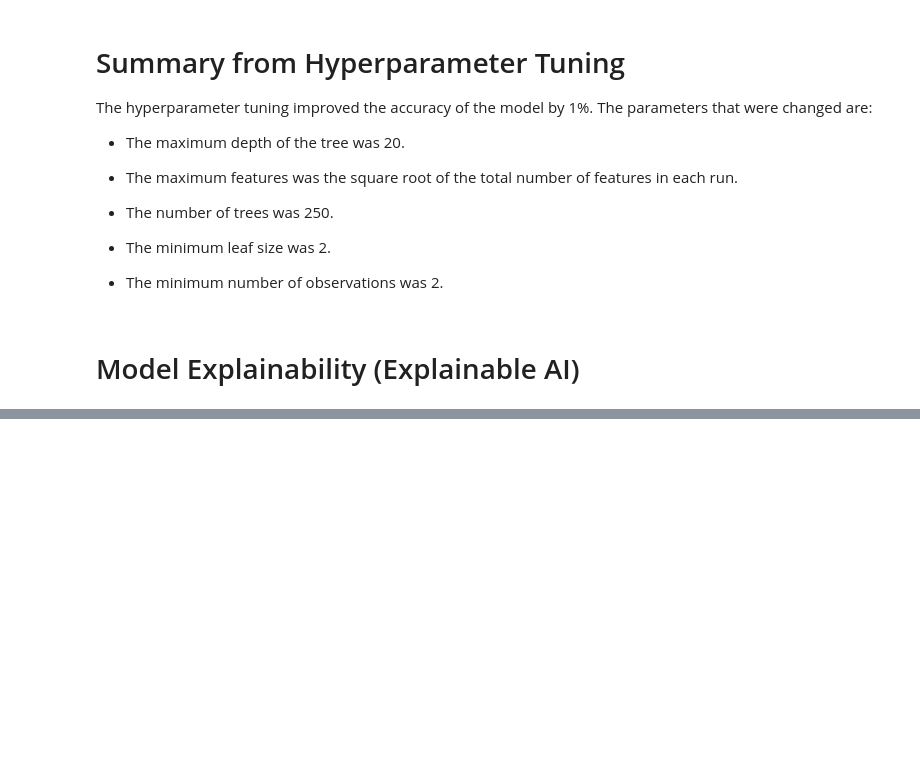
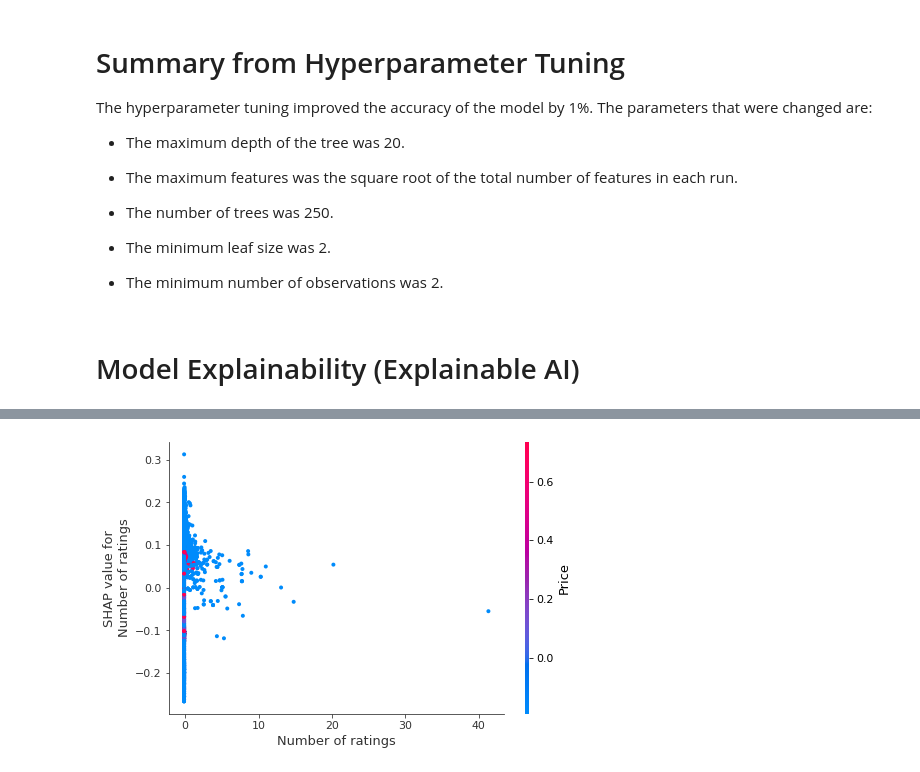
Before and after one commit to nalymugwe/The-MLC-Projects, a Jupyter notebook: Android_Malware_Detection.ipynb, the cells around one changed output, grey strips where cells are left out. Cells and saved outputs as stored; diff of their text form; code cells hidden in the pictures; blank space fills up the shorter version.

```diff
--- a/Android_Malware_Detection.ipynb
+++ b/Android_Malware_Detection.ipynb
@@ -434 +449,5 @@ shap.dependence_plot("Feature 0", shap_values[0], X_test)
+# %%
+shap.dependence_plot("Number of ratings", shap_values[0], X_test, feature_names=features)
+# %% [output]
+[figure, added]
 # %%
```
Also changed, not shown: parts of 17 cells of this notebook.
